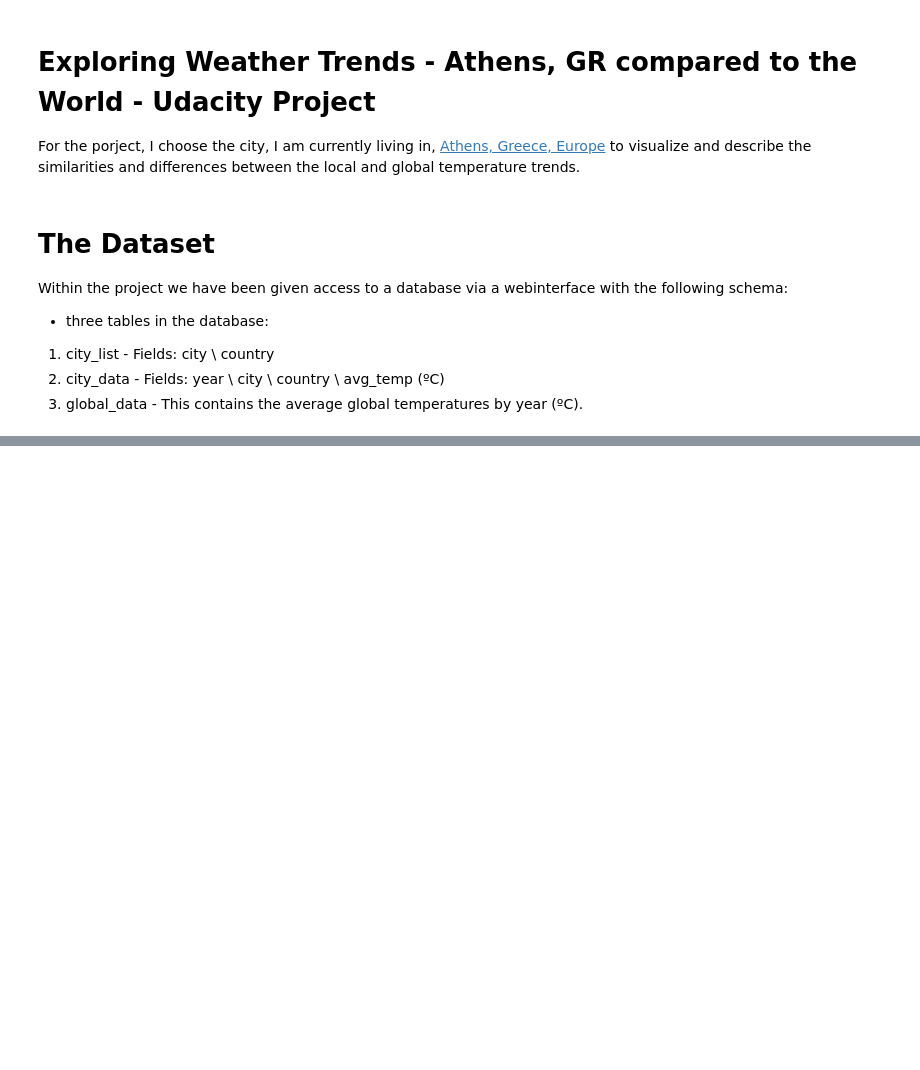
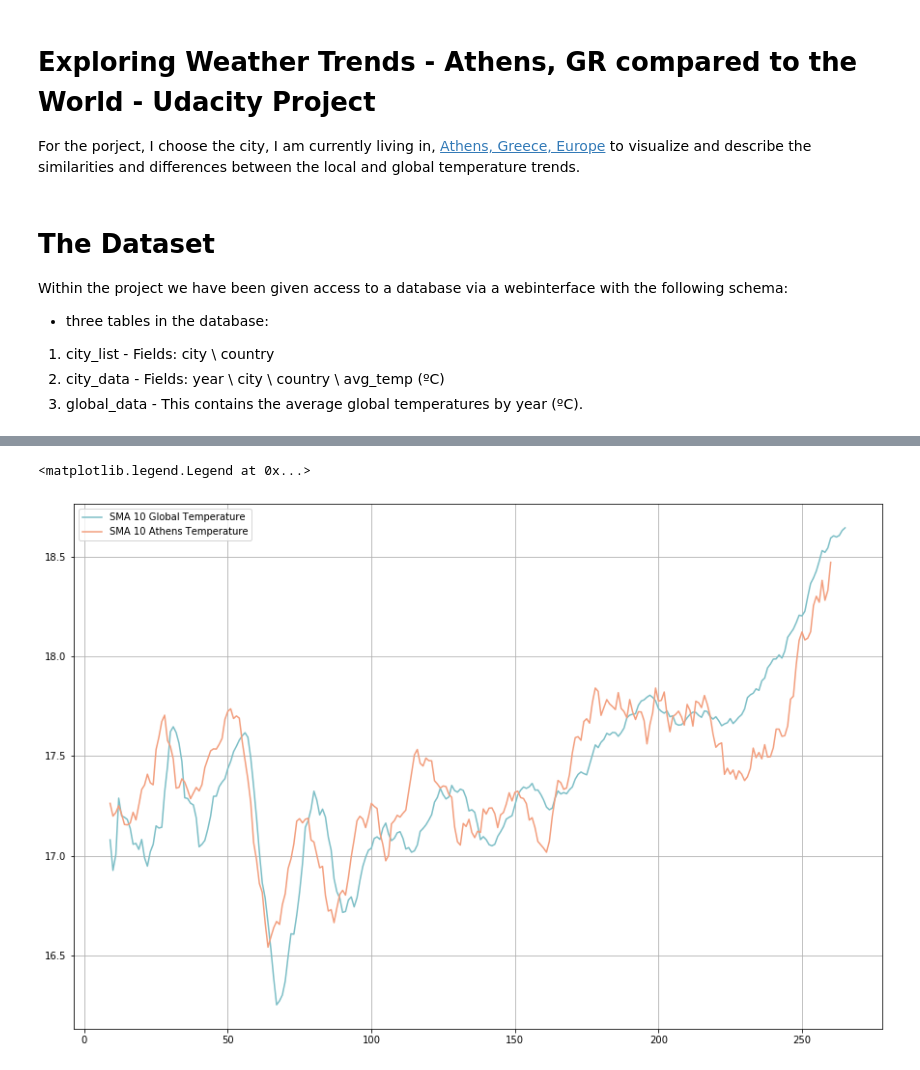
Before and after one commit to universalamateur/Udacity_Data_Analyst_Nanodegree, a Jupyter notebook: Exploring Weather Trends - Project/Exploring Weather Trends - Athens, GR compared to global.ipynb, the cells around one changed output, grey strips where cells are left out. Drawn from its saved outputs; the diff is of its cells as text; code cells hidden in the pictures; blank space fills up the shorter version.

```diff
--- a/Exploring Weather Trends - Project/Exploring Weather Trends - Athens, GR compared to global.ipynb
+++ b/Exploring Weather Trends - Project/Exploring Weather Trends - Athens, GR compared to global.ipynb
@@ -37,0 +244,9 @@ They will be uploaded to github next to this notebook to work with them.
+# %%
+plt.figure(figsize=[15,10])
+plt.grid(True)
+plt.plot(tempDataGlobal['avg_temp_global_SMA_10']+9.05,label='SMA 10 Global Temperature', color='#7dbfc7')
+plt.plot(tempDataAtehns['avg_temp_Athens_SMA_10'],label='SMA 10 Athens Temperature', color='#f39e7d')
+plt.legend(loc=0)
+# %% [output]
+<matplotlib.legend.Legend at 0x...>
+[figure, added]
```
Also changed, not shown: parts of 24 cells of this notebook, 3 other files.
